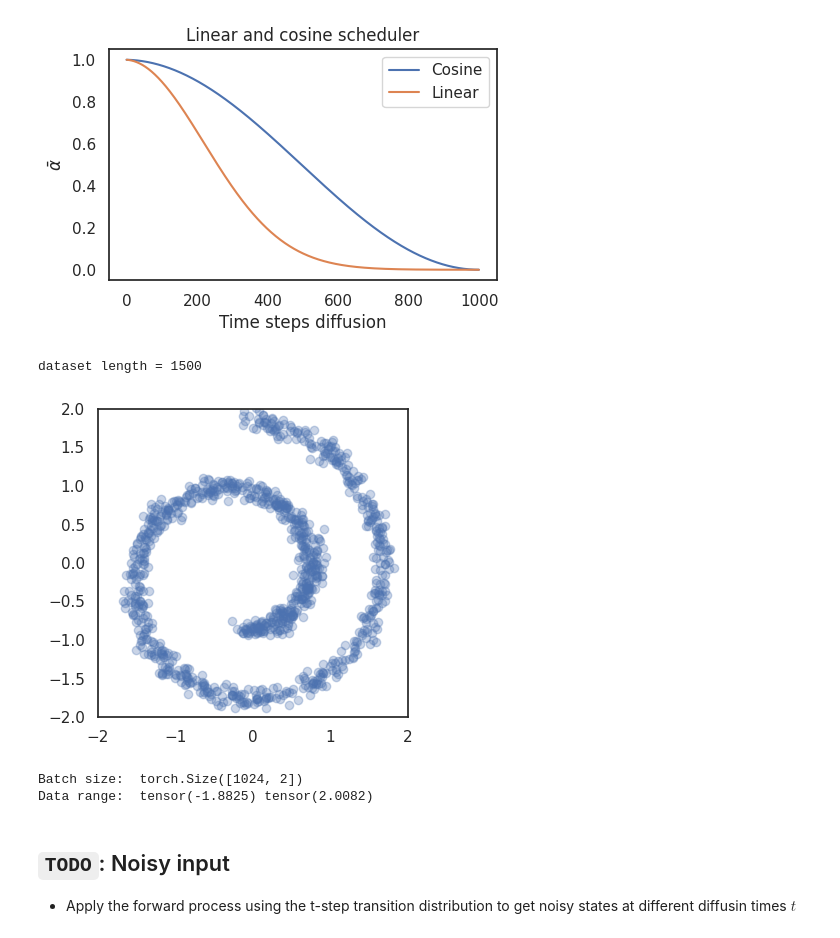
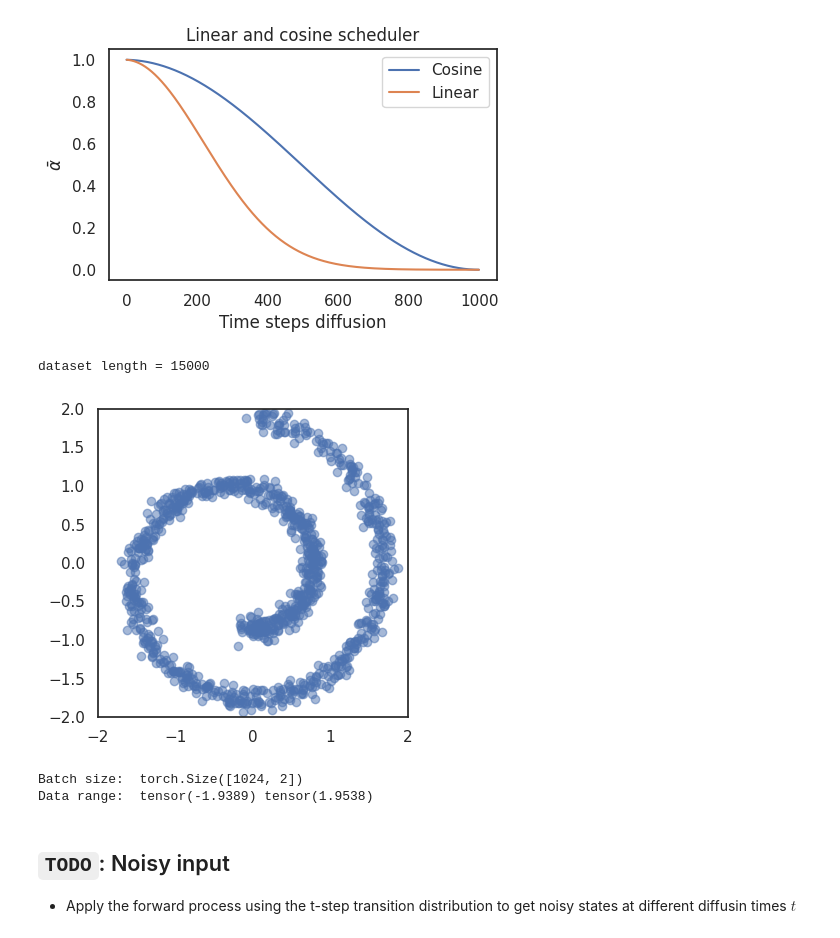
Before and after one commit to mehdigreefhorst/Deeplearning-LABS, a Jupyter notebook: 2d-data.ipynb, the cells around one changed output. Drawn from its saved outputs; the diff is of its cells as text; code cells hidden in the pictures.

```diff
--- a/2d-data.ipynb
+++ b/2d-data.ipynb
@@ -48,7 +48,7 @@ sample_dir = os.path.join(workdir, "samples")
 os.makedirs(sample_dir, exist_ok=True)
 
 # Generate Swiss Roll data
-n_samples = 1500 #@param {"type":"integer"}
+n_samples = 15000 #@param {"type":"integer"}
 x, _ = make_swiss_roll(n_samples, noise=0.5)
 x = x[:, [0, 2]]  # Simplify to 2D
 trainset = (x - x.mean()) / x.std()  # Normalize data
@@ -181,20 +181,20 @@ plt.show()
 # %%
 #@title Data loader
 dataset = torch.tensor(trainset, dtype=torch.float32)  # Convert to torch tensor
 print(f"dataset length = {len(dataset)}")
 batch_size = 1024  #@param {"type":"integer"}
 trainloader = DataLoader(TensorDataset(dataset), batch_size=batch_size, shuffle=True)
 
 batch = next(iter(trainloader))
 x = batch[0]
-plot_2d(x, workdir, name="swiss_data", w=4, h=4, alpha=0.3, show=True)
+plot_2d(x, workdir, name="swiss_data", w=4, h=4, alpha=0.5, show=True)
 print("Batch size: ", x.shape)
 print("Data range: ", x.min(), x.max())
 # %% [output]
-dataset length = 1500
+dataset length = 15000
-[figure, old version]
+[figure, new version]
 Batch size:  torch.Size([1024, 2])
-Data range:  tensor(-1.8825) tensor(2.0082)
+Data range:  tensor(-1.9389) tensor(1.9538)
 # %% [markdown]
 ## **`TODO`**: Noisy input
 
```
Also changed, not shown: parts of 6 cells of this notebook.
